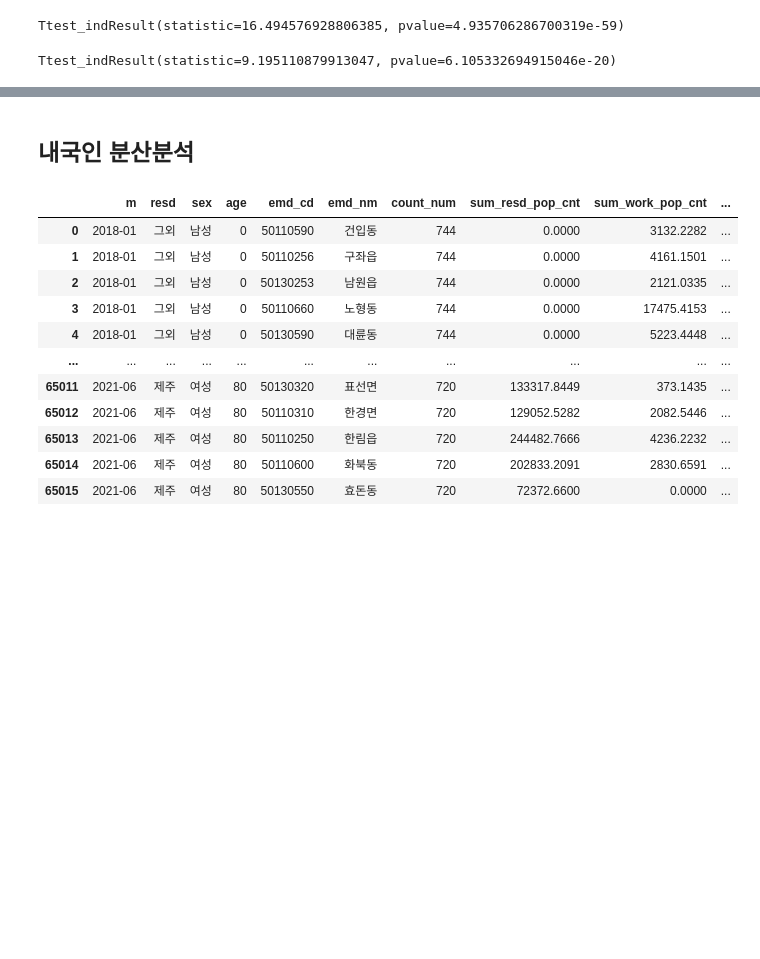
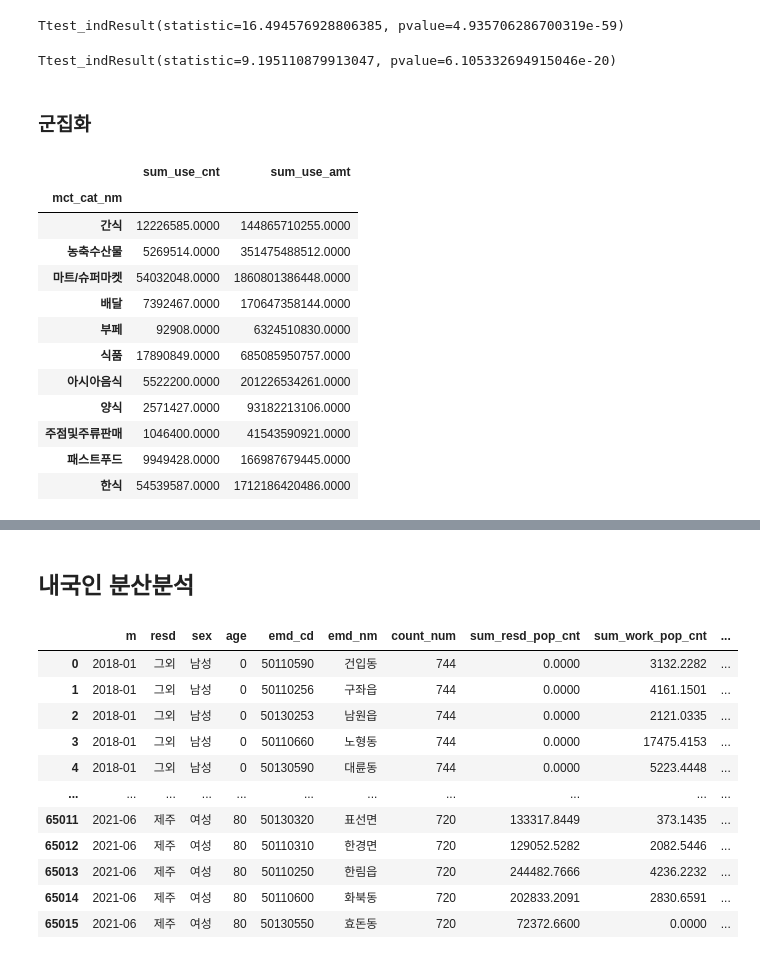
Before and after one commit to JISU1012/BigContest_2021, a Jupyter notebook: 분산분석(카드 소비, 내국인).ipynb, the cells around one changed output, grey strips where cells are left out. Drawn from its saved outputs; the diff is of its cells as text; code cells hidden in the pictures; blank space fills up the shorter version.

```diff
--- a/분산분석(카드 소비, 내국인).ipynb
+++ b/분산분석(카드 소비, 내국인).ipynb
@@ -257,3 +270,23 @@ Ttest_indResult(statistic=16.494576928806385, pvalue=4.935706286700319e-59)
 ttest_ind(d['sum_use_amt'], h['sum_use_amt'])
 # %% [output]
 Ttest_indResult(statistic=9.195110879913047, pvalue=6.105332694915046e-20)
+# %% [markdown]
+### 군집화
+# %%
+card_df1 = card_df.groupby('mct_cat_nm').sum()
+card_df1 = card_df1.drop('count_num', axis=1)
+card_df1
+# %% [output]
+|  | sum_use_cnt | sum_use_amt |
+| mct_cat_nm |  |  |
+| 간식 | 12226585.0000 | 144865710255.0000 |
+| 농축수산물 | 5269514.0000 | 351475488512.0000 |
+| 마트/슈퍼마켓 | 54032048.0000 | 1860801386448.0000 |
+| 배달 | 7392467.0000 | 170647358144.0000 |
+| 부페 | 92908.0000 | 6324510830.0000 |
+| 식품 | 17890849.0000 | 685085950757.0000 |
+| 아시아음식 | 5522200.0000 | 201226534261.0000 |
+| 양식 | 2571427.0000 | 93182213106.0000 |
+| 주점및주류판매 | 1046400.0000 | 41543590921.0000 |
+| 패스트푸드 | 9949428.0000 | 166987679445.0000 |
+| 한식 | 54539587.0000 | 1712186420486.0000 |
```
Also changed, not shown: parts of 11 cells of this notebook.
